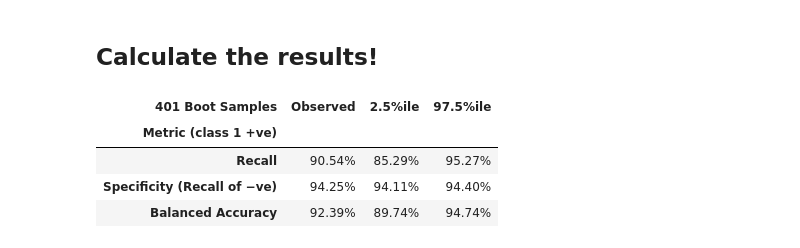
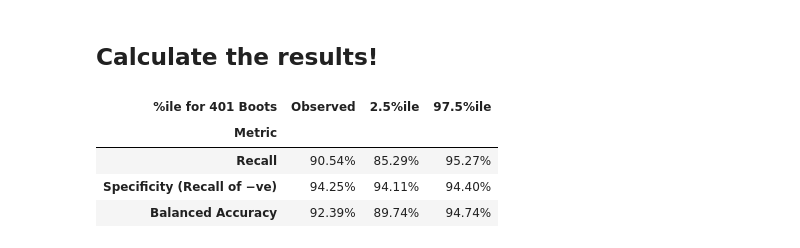
Before and after one commit to DavidRosen/conf-intervals-auto, a Jupyter notebook: bootConfIntAutoV1o_standalone.ipynb, the cells around one changed output. Cells and saved outputs as stored; diff of their text form; code cells hidden in the pictures.

```diff
--- a/bootConfIntAutoV1o_standalone.ipynb
+++ b/bootConfIntAutoV1o_standalone.ipynb
@@ -145,7 +122,0 @@ def make_boot_df(dforig):
-# %%
-hardpredtst_tuned_thresh = pd.Series\
-  (hardpredtst_tuned_thresh, name='TunedPredClass') #was #Numpy #array
-dforig=data_args_to_df(ytest, hardpredtst_tuned_thresh)
-np.random.seed(13)  # to get same #sample #datasets #every #time
-df0, df1 = make_boot_df(dforig), make_boot_df(dforig)
-pd.concat([dforig,df0,df1], axis=1, keys=['Orig','Boot0','Boot1'])
@@ -184,0 +176,7 @@ def _metric_name(metric):
+# %%
+%%script echo skipping
+ytest=ytest.reset_index(drop=True)
+np.random.seed(13)
+(y,pred) = one_boot(ytest, hardpredtst_tuned_thresh)
+pd.DataFrame\
+  (dict(ytest=ytest, hardpredtst_tuned_thresh=hardpredtst_tuned_thresh, y=y, pred=pred))
@@ -259,35 +304,34 @@ metric_boot_histogram\
 # %% [markdown]
 ## How to calculate the confidence intervals for list of metrics
 # %%
-# https://gist.github.com/DavidRosen/feddfcc657110b56cc6e4a49e20fa4db
-def ci( metrics, *data_args, percent=DFLT_PCT, nboots=None):
+def ci_auto( metrics, *data_args, alpha=DFLT_ALPHA, nboots=None):
     """Return Pandas data frame of bootstrap confidence intervals.
     PARAMETERS:
     metrics : a metric func or iterable of funcs e.g. [m1, m2, m3]
     data_args : 1+ (often 2, e.g. ytrue,ypred) iterables for metric
-    percent: desired confidence or 100-confidence, default=5 or 95
-    nboots (optional!): # boots drawn from data; dflt None ==> calcul. (min 41)
+    alpha: = 1 - confidence level; default=0.05 i.e. confidence=0.95
+    nboots (optional!): # boots drawn from data; dflt None ==> calc. from alpha
     """
-    percent, nboots = _get_percent_nboots(percent, nboots)
-    if callable(metrics): metrics=[metrics] # single metric func to list of
-    metrics=list(metrics) # in case it is a generator [expr]
+    alpha, nboots = _get_alpha_nboots(alpha, nboots)
+    metrics=_fix_metrics(metrics)
     result=raw_metric_samples(metrics, *data_args, nboots=nboots)
-    nb=result.shape[1] # num boots we ended up with
-    t=f'Note: {nboots-nb} boot sample datasets dropped\n(out of {nboots}'
-    if nb<nboots: print(t + f') because all vals were same in 1st data arg.')
-    result=result.apply(lambda row: _quantile(row, percent),axis=1)
-    result.columns=[f'{pct:.4g}%ile' for pct in (percent*0.5, 100-percent*0.5)]
-    result.columns.name=f"{nb} Boot Samples"
-    result.insert(0, "Observed", metrics_from_data_args(metrics,*data_args))
-    return result
+    nb=result.shape[1]  # num boots we ended up with
+    if nb<nboots:
+        t = f'Note: {nboots-nb} boot sample datasets dropped\n'
+        print(t + f'(out of {nboots}) because all vals were same in 1st data arg.')
+    result = result.apply(lambda row: row.quantile([0.5*alpha, 1 - 0.5*alpha]), axis=1)
+    result.columns = [f'{x*100:.4g}%ile' for x in (0.5*alpha, 1 - 0.5*alpha)]
+    result.insert(0, "Observed", calc_metrics(metrics, *data_args)) # col. for obs (point estim)
+    return result.rename_axis(f"%ile for {nb} Boots", axis="columns")
 # %% [markdown]
 ## Calculate the results!
 # %%
 np.random.seed(13)
-ci(met,ytest, hardpredtst_tuned_thresh).style.format('{:.2%}')
+ci_auto( met, ytest, hardpredtst_tuned_thresh
+       ).style.format('{:.2%}')
 # %% [output]
-| 401 Boot Samples | Observed | 2.5%ile | 97.5%ile |
-| Metric (class 1 +ve) |  |  |  |
+| %ile for 401 Boots | Observed | 2.5%ile | 97.5%ile |
+| Metric |  |  |  |
 | Recall | 90.54% | 85.29% | 95.27% |
 | Specificity (Recall of −ve) | 94.25% | 94.11% | 94.40% |
 | Balanced Accuracy | 92.39% | 89.74% | 94.74% |
```
Also changed, not shown: parts of 30 cells of this notebook.
